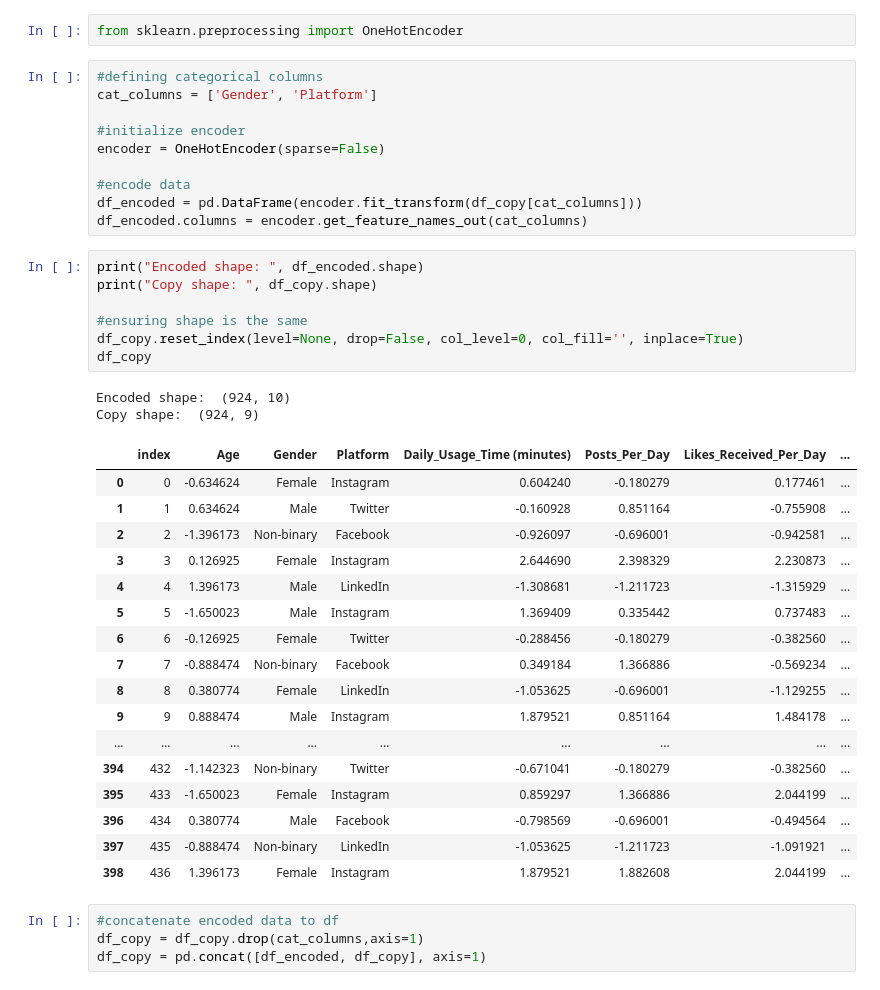
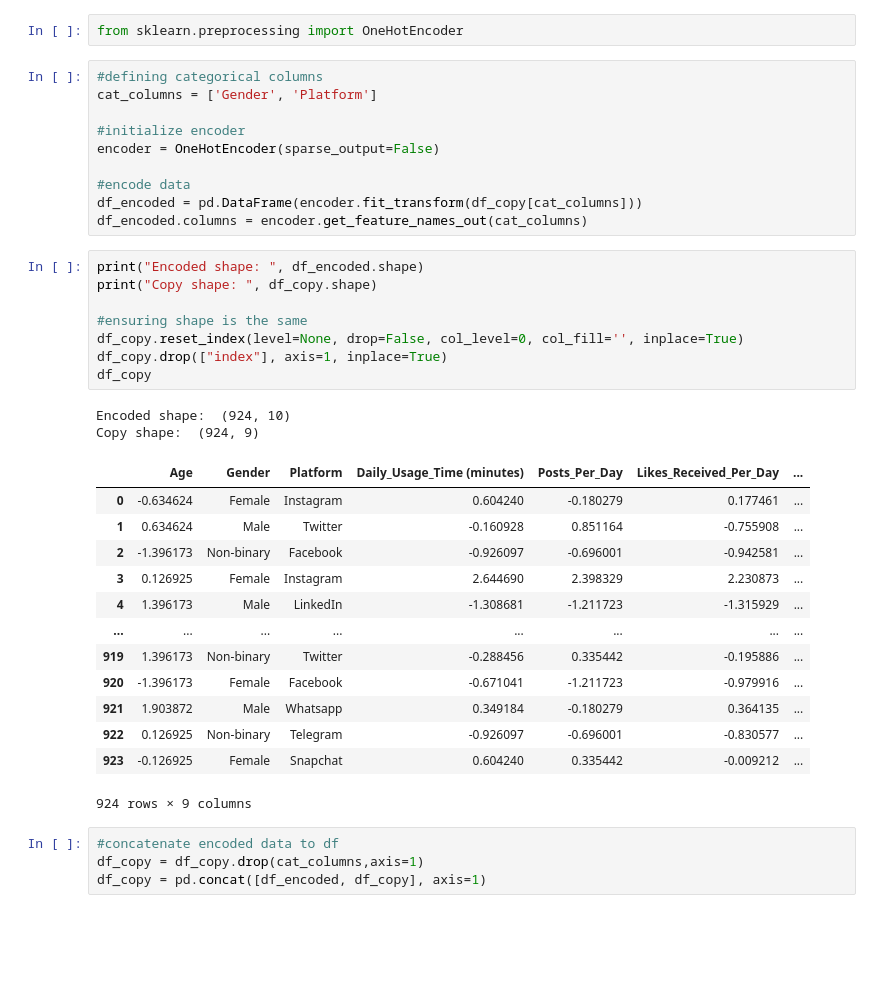
Before and after one commit to NyasaLuharuka/socialMedia, a Jupyter notebook: social_media.ipynb, the cells around one changed output. Saved outputs shown, nothing was run; the diff lists cells and outputs as text; blank space fills up the shorter version.

```diff
--- a/social_media.ipynb
+++ b/social_media.ipynb
@@ -179,7 +198,7 @@ from sklearn.preprocessing import OneHotEncoder
 cat_columns = ['Gender', 'Platform']
 
 #initialize encoder
-encoder = OneHotEncoder(sparse=False)
+encoder = OneHotEncoder(sparse_output=False)
 
 #encode data
 df_encoded = pd.DataFrame(encoder.fit_transform(df_copy[cat_columns]))
@@ -187,30 +206,27 @@ df_encoded.columns = encoder.get_feature_names_out(cat_columns)
 # %%
 print("Encoded shape: ", df_encoded.shape)
 print("Copy shape: ", df_copy.shape)
 
 #ensuring shape is the same
 df_copy.reset_index(level=None, drop=False, col_level=0, col_fill='', inplace=True)
+df_copy.drop(["index"], axis=1, inplace=True)
 df_copy
 # %% [output]
 Encoded shape:  (924, 10)
 Copy shape:  (924, 9)
-|  | index | Age | Gender | Platform | Daily_Usage_Time (minutes) | Posts_Per_Day | Likes_Received_Per_Day | ... |
-| 0 | 0 | -0.634624 | Female | Instagram | 0.604240 | -0.180279 | 0.177461 | ... |
-| 1 | 1 | 0.634624 | Male | Twitter | -0.160928 | 0.851164 | -0.755908 | ... |
-| 2 | 2 | -1.396173 | Non-binary | Facebook | -0.926097 | -0.696001 | -0.942581 | ... |
-| 3 | 3 | 0.126925 | Female | Instagram | 2.644690 | 2.398329 | 2.230873 | ... |
-| 4 | 4 | 1.396173 | Male | LinkedIn | -1.308681 | -1.211723 | -1.315929 | ... |
-| 5 | 5 | -1.650023 | Male | Instagram | 1.369409 | 0.335442 | 0.737483 | ... |
-| 6 | 6 | -0.126925 | Female | Twitter | -0.288456 | -0.180279 | -0.382560 | ... |
-| 7 | 7 | -0.888474 | Non-binary | Facebook | 0.349184 | 1.366886 | -0.569234 | ... |
-| 8 | 8 | 0.380774 | Female | LinkedIn | -1.053625 | -0.696001 | -1.129255 | ... |
-| 9 | 9 | 0.888474 | Male | Instagram | 1.879521 | 0.851164 | 1.484178 | ... |
-| ... | ... | ... | ... | ... | ... | ... | ... | ... |
-| 394 | 432 | -1.142323 | Non-binary | Twitter | -0.671041 | -0.180279 | -0.382560 | ... |
-| 395 | 433 | -1.650023 | Female | Instagram | 0.859297 | 1.366886 | 2.044199 | ... |
-| 396 | 434 | 0.380774 | Male | Facebook | -0.798569 | -0.696001 | -0.494564 | ... |
-| 397 | 435 | -0.888474 | Non-binary | LinkedIn | -1.053625 | -1.211723 | -1.091921 | ... |
-| 398 | 436 | 1.396173 | Female | Instagram | 1.879521 | 1.882608 | 2.044199 | ... |
+|  | Age | Gender | Platform | Daily_Usage_Time (minutes) | Posts_Per_Day | Likes_Received_Per_Day | ... |
+| 0 | -0.634624 | Female | Instagram | 0.604240 | -0.180279 | 0.177461 | ... |
+| 1 | 0.634624 | Male | Twitter | -0.160928 | 0.851164 | -0.755908 | ... |
+| 2 | -1.396173 | Non-binary | Facebook | -0.926097 | -0.696001 | -0.942581 | ... |
+| 3 | 0.126925 | Female | Instagram | 2.644690 | 2.398329 | 2.230873 | ... |
+| 4 | 1.396173 | Male | LinkedIn | -1.308681 | -1.211723 | -1.315929 | ... |
+| ... | ... | ... | ... | ... | ... | ... | ... |
+| 919 | 1.396173 | Non-binary | Twitter | -0.288456 | 0.335442 | -0.195886 | ... |
+| 920 | -1.396173 | Female | Facebook | -0.671041 | -1.211723 | -0.979916 | ... |
+| 921 | 1.903872 | Male | Whatsapp | 0.349184 | -0.180279 | 0.364135 | ... |
+| 922 | 0.126925 | Non-binary | Telegram | -0.926097 | -0.696001 | -0.830577 | ... |
+| 923 | -0.126925 | Female | Snapchat | 0.604240 | 0.335442 | -0.009212 | ... |
+924 rows × 9 columns
 # %%
 #concatenate encoded data to df
 df_copy = df_copy.drop(cat_columns,axis=1)
```
Also changed, not shown: parts of 26 cells of this notebook.
